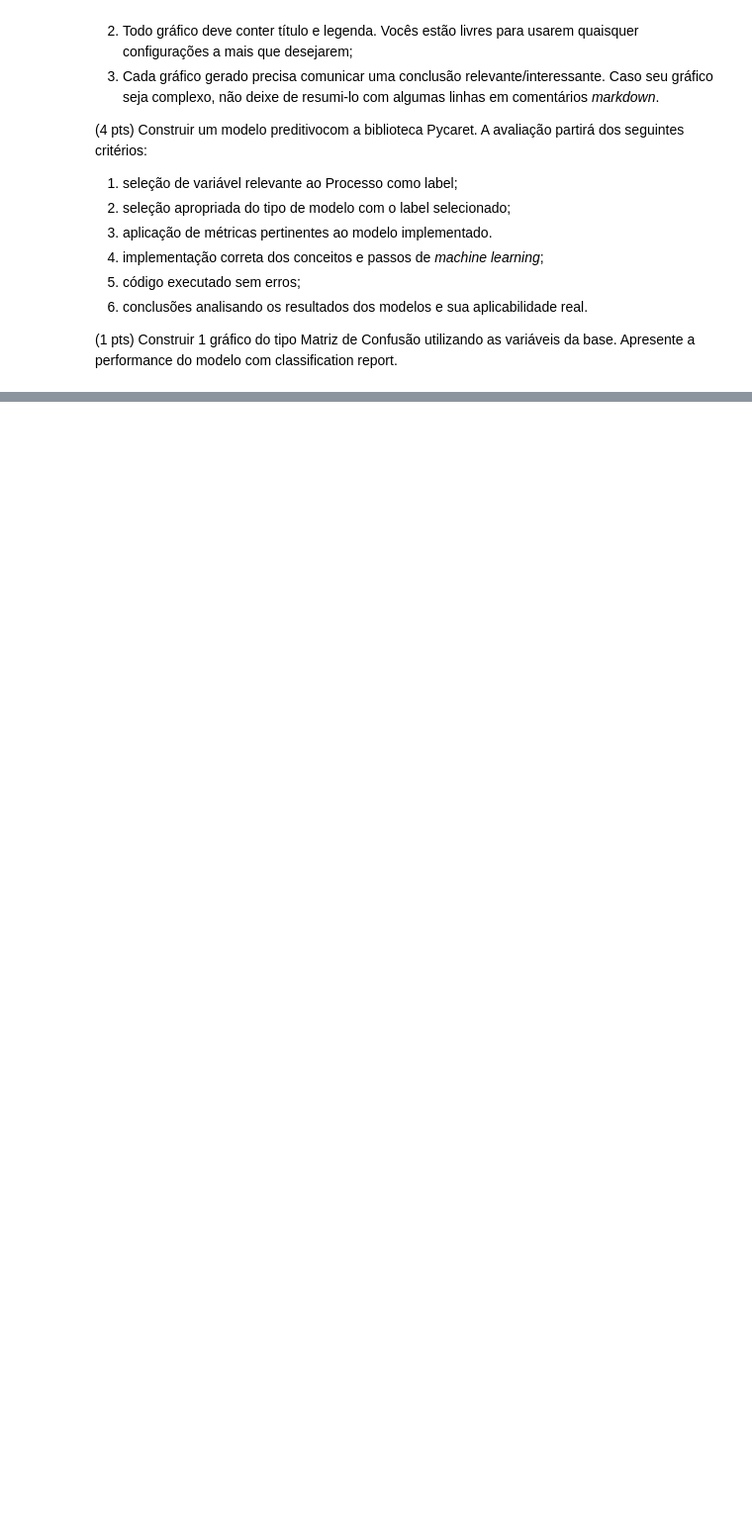
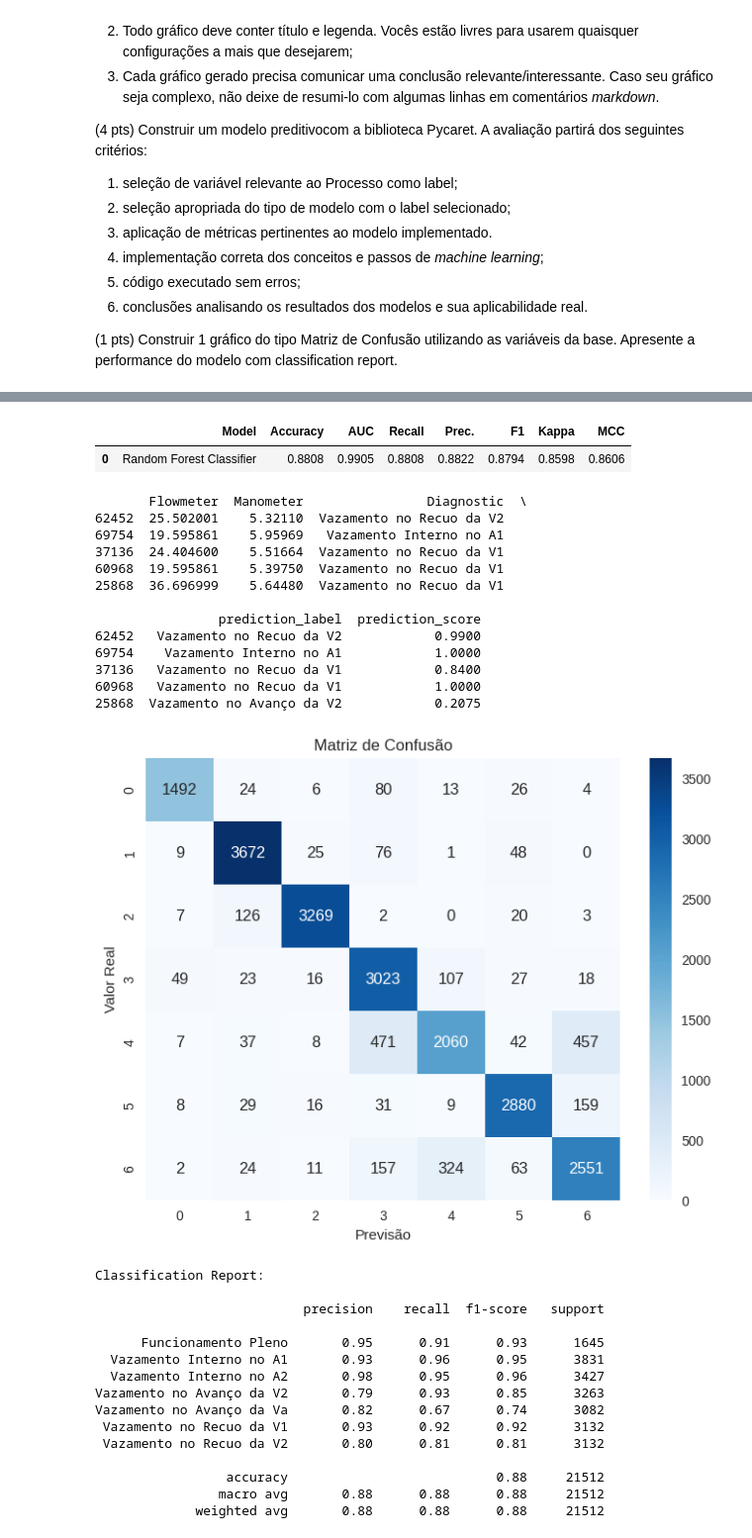
Before and after one commit to lucasthalless/CP-IA-EDA-ML, a Jupyter notebook: Checkpoint_IA_TDS.ipynb, the cells around one changed output, grey strips where cells are left out. Shown at 99% size. Drawn from its saved outputs; the diff is of its cells as text; code cells hidden in the pictures; blank space fills up the shorter version.

```diff
--- a/Checkpoint_IA_TDS.ipynb
+++ b/Checkpoint_IA_TDS.ipynb
@@ -85,0 +341,66 @@ data
+# %%
+# Tarefa 4:
+# Construir 1 gráfico do tipo Matriz de Confusão utilizando as variáveis da base.
+# Apresente a performance do modelo com classification report.
+import matplotlib.pyplot as plt
+from sklearn.metrics import classification_report, confusion_matrix
+import seaborn as sns
+import pandas as pd
+
+# Fazer previsões usando o modelo treinado
+predictions = predict_model(trained_model)
+
+# Exibir as primeiras linhas das previsões
+print(predictions.head())
+
+# Obter os valores reais e as previsões
+y_true = predictions['Diagnostic']  # Valor real
+y_pred = predictions['prediction_label']  # Previsão do modelo
+
+# 1. Matriz de Confusão
+conf_matrix = confusion_matrix(y_true, y_pred)
+
+# Plotar a matriz de confusão
+plt.figure(figsize=(8, 6))
+sns.heatmap(conf_matrix, annot=True, fmt='d', cmap='Blues', xticklabels=trained_model.classes_, yticklabels=trained_model.classes_)
+plt.title('Matriz de Confusão')
+plt.xlabel('Previsão')
+plt.ylabel('Valor Real')
+plt.show()
+
+# 2. Classification Report
+report = classification_report(y_true, y_pred)
+print("Classification Report:\n")
+print(report)
+# %% [output]
+|  | Model | Accuracy | AUC | Recall | Prec. | F1 | Kappa | MCC |
+| 0 | Random Forest Classifier | 0.8808 | 0.9905 | 0.8808 | 0.8822 | 0.8794 | 0.8598 | 0.8606 |
+       Flowmeter  Manometer                Diagnostic  \
+62452  25.502001    5.32110  Vazamento no Recuo da V2
+69754  19.595861    5.95969   Vazamento Interno no A1
+37136  24.404600    5.51664  Vazamento no Recuo da V1
+60968  19.595861    5.39750  Vazamento no Recuo da V1
+25868  36.696999    5.64480  Vazamento no Recuo da V1
+
+                prediction_label  prediction_score
+62452   Vazamento no Recuo da V2            0.9900
+69754    Vazamento Interno no A1            1.0000
+37136   Vazamento no Recuo da V1            0.8400
+60968   Vazamento no Recuo da V1            1.0000
+25868  Vazamento no Avanço da V2            0.2075
+[figure, added]
+Classification Report:
+
+                           precision    recall  f1-score   support
+
+      Funcionamento Pleno       0.95      0.91      0.93      1645
+  Vazamento Interno no A1       0.93      0.96      0.95      3831
+  Vazamento Interno no A2       0.98      0.95      0.96      3427
+Vazamento no Avanço da V2       0.79      0.93      0.85      3263
+Vazamento no Avanço da Va       0.82      0.67      0.74      3082
+ Vazamento no Recuo da V1       0.93      0.92      0.92      3132
+ Vazamento no Recuo da V2       0.80      0.81      0.81      3132
+
+                 accuracy                           0.88     21512
+                macro avg       0.88      0.88      0.88     21512
+             weighted avg       0.88      0.88      0.88     21512
```
Also changed, not shown: parts of 13 cells of this notebook.
